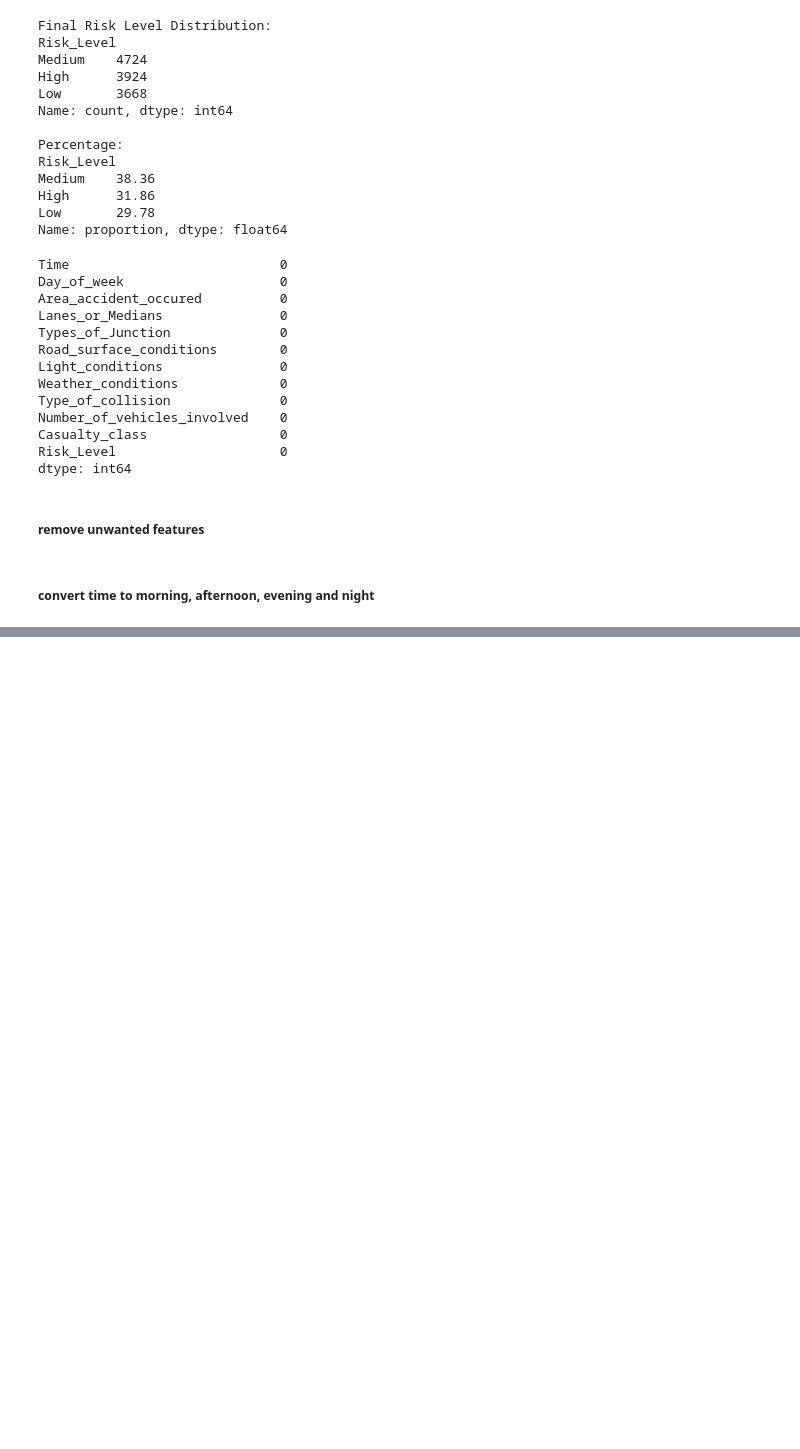
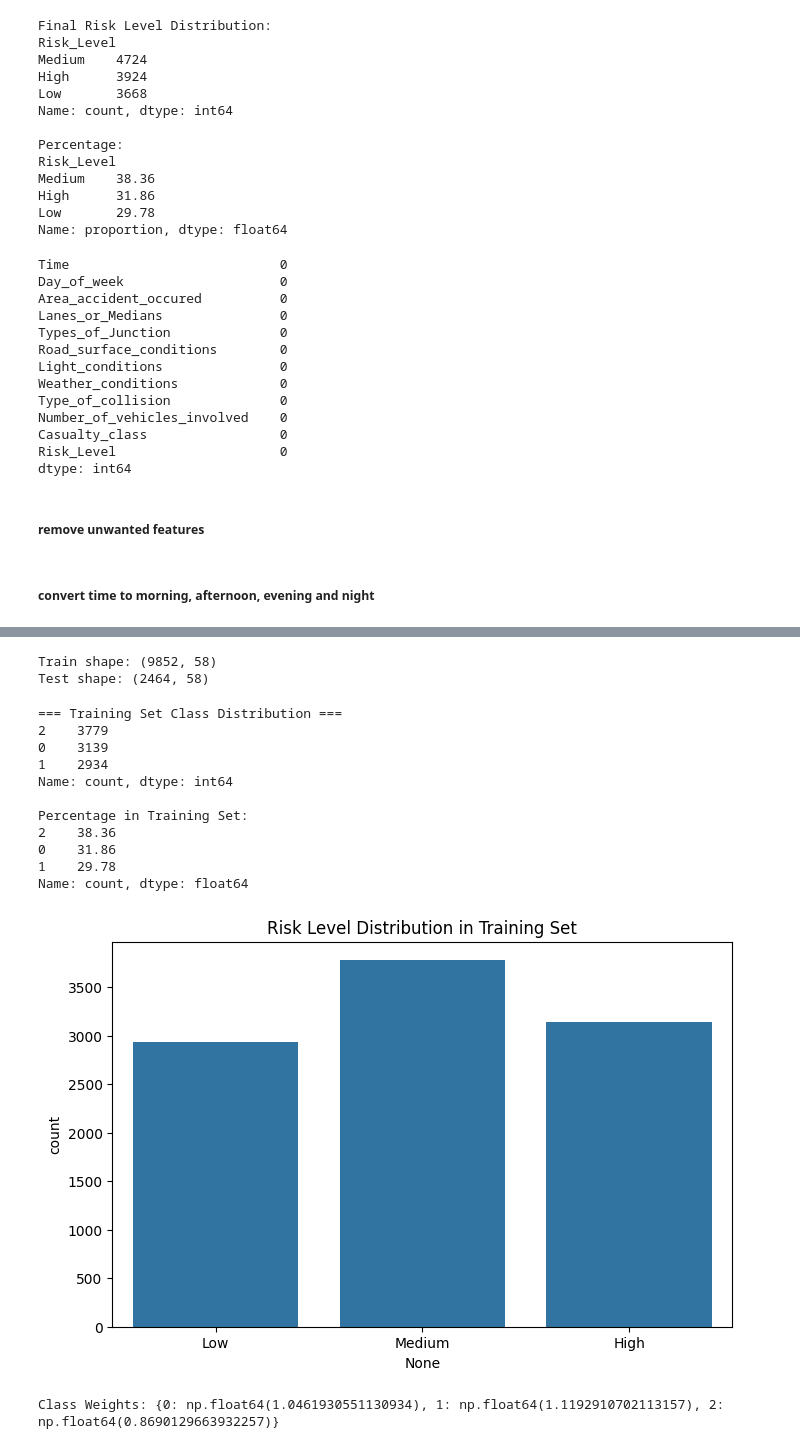
Before and after one commit to Sarasii22/-Road_Accident_Risk_Prediction, a Jupyter notebook: notebooks/Model Training copy 2.ipynb, the cells around one changed output, grey strips where cells are left out. Cells and saved outputs as stored; diff of their text form; code cells hidden in the pictures; blank space fills up the shorter version.

Commit message:
model training

```diff
--- a/notebooks/Model Training copy 2.ipynb
+++ b/notebooks/Model Training copy 2.ipynb
@@ -239,6 +239,8 @@ Risk_Level                     0
 dtype: int64
 # %% [markdown]
 ##### remove unwanted features
+# %%
+df = df.drop(columns=['Type_of_collision', 'Number_of_vehicles_involved', 'Casualty_class'])
 # %% [markdown]
 ##### convert time to morning, afternoon, evening and night
 # %%
@@ -252,0 +303,13 @@ df.head()
+# %%
+# Features to use
+feature_columns = [
+    'Day_of_week', 'Area_accident_occured',
+    'Lanes_or_Medians', 'Types_of_Junction', 'Road_surface_conditions',
+    'Light_conditions', 'Weather_conditions', 'Hour', 'Time_Period'
+
+]
+
+X = df[feature_columns].copy()
+y = df['Risk_Level']
+
+print("Selected features:", X.columns.tolist())
@@ -252,0 +409,61 @@ df.head()
+# %%
+from sklearn.model_selection import train_test_split
+
+X_train, X_test, y_train, y_test = train_test_split(
+    X_processed, y_encoded,
+    test_size=0.2,
+    random_state=42,
+    stratify=y_encoded
+)
+
+print("Train shape:", X_train.shape)
+print("Test shape:", X_test.shape)
+# %% [output]
+Train shape: (9852, 58)
+Test shape: (2464, 58)
+# %%
+# Check balance in Training set
+print("=== Training Set Class Distribution ===")
+train_dist = pd.Series(y_train).value_counts()
+print(train_dist)
+
+print("\nPercentage in Training Set:")
+print(round(train_dist / len(y_train) * 100, 2))
+
+# Visualize
+import matplotlib.pyplot as plt
+import seaborn as sns
+
+plt.figure(figsize=(8,5))
+sns.countplot(x=pd.Series(le.inverse_transform(y_train)),
+              order=['Low', 'Medium', 'High'])
+plt.title('Risk Level Distribution in Training Set')
+plt.show()
+# %% [output]
+=== Training Set Class Distribution ===
+2    3779
+0    3139
+1    2934
+Name: count, dtype: int64
+
+Percentage in Training Set:
+2    38.36
+0    31.86
+1    29.78
+Name: count, dtype: float64
+[figure, added]
+# %%
+from sklearn.utils.class_weight import compute_class_weight
+import numpy as np
+
+# Calculate class weights
+class_weights = compute_class_weight(
+    class_weight='balanced',
+    classes=np.unique(y_train),
+    y=y_train
+)
+
+class_weight_dict = dict(enumerate(class_weights))
+print("Class Weights:", class_weight_dict)
+# %% [output]
+Class Weights: {0: np.float64(1.0461930551130934), 1: np.float64(1.1192910702113157), 2: np.float64(0.8690129663932257)}
```
Also changed, not shown: parts of 13 cells of this notebook.
